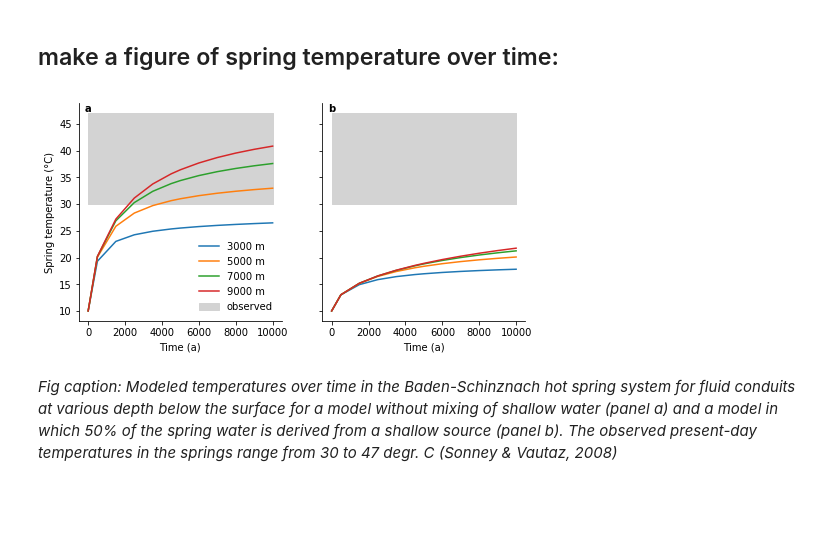
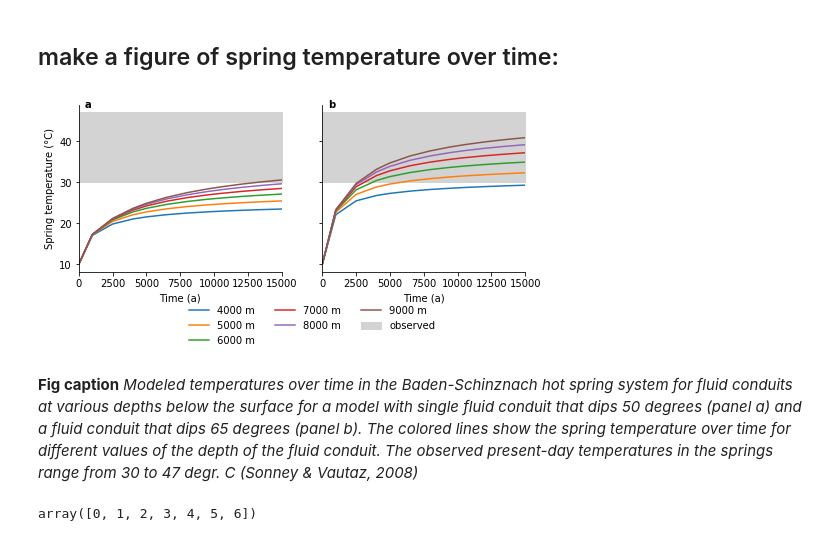
Before and after one commit to ElcoLuijendijk/beo, a Jupyter notebook: notebooks/figure_example_model_Baden.ipynb, the cells around one changed output. Saved outputs shown, nothing was run; the diff lists cells and outputs as text; code cells hidden in the pictures; blank space fills up the shorter version.

```diff
--- a/notebooks/figure_example_model_Baden.ipynb
+++ b/notebooks/figure_example_model_Baden.ipynb
@@ -12,8 +12,12 @@ import matplotlib.pyplot as pl
 # %% [markdown]
 ## Read model results:
 # %%
-fns = ['data/model_params_and_results_8_runs_baden_18-11-2018.csv',
-      'data/model_params_and_results_8_runs_baden_mixing_18-11-2018.csv']
+#fns = ['data/model_params_and_results_7_runs_baden_20-11-2018.csv',
+#      'data/model_params_and_results_7_runs_baden_mixing_20-11-2018.csv',
+#      'data/model_params_and_results_5_runs_baden_sens_20-11-2018.csv']
+
+fns = ['data/model_params_and_results_7_runs_baden_50degr_26-11-2018.csv',
+       'data/model_params_and_results_7_runs_baden_27-11-2018.csv']
 
 dfs = [pd.read_csv(fn) for fn in fns]
 # %% [markdown]
@@ -22,38 +26,52 @@ dfs = [pd.read_csv(fn) for fn in fns]
 degree_symbol = chr(176)
 
 fig, axs = pl.subplots(1, 2, figsize=(8, 4), sharey=True)
 
-xs = np.array([0, 10000])
 ys1 = np.array([30, 30])
 ys2 = np.array([47, 47])
 
-for i, df in enumerate(dfs):
+for i, df in enumerate(dfs[:2]):
+
+    xs = np.array([0, df['runtime_yr'].max()])
 
     axs[i].fill_between(xs, ys1, ys2, color='lightgrey', label='observed')
 
     model_runs = np.unique(df['model_run'])
 
-    for model_run in model_runs[1::2]:
+    for model_run in model_runs[1:]:
         ind = df['model_run'] == model_run
         fb = float(df.loc[ind, 'fault_bottoms'].values[0].strip('[').strip(']'))
         label = '%0.0f m' % -fb
         axs[i].plot(df.loc[ind, 'runtime_yr'], df.loc[ind, 'max_surface_temperature'], label=label)
 
+    axs[i].set_xlim(0, df['runtime_yr'].max())
+
+#for ax in axs:
+#    ax.set_xlim(0, 10000)
+
 axs[0].set_ylabel('Spring temperature (%sC)' % degree_symbol)
 for ax in axs:
     ax.set_xlabel('Time (a)')
 
-axs[0].legend(loc='lower right', frameon=False)
+axs[1].legend(loc='upper left', frameon=False, ncol=3, bbox_to_anchor=(-0.7, -0.15))
+
 
 for i, panel in enumerate(axs):
     panel.spines['top'].set_visible(False)
     panel.spines['right'].set_visible(False)
-    panel.text(0.03, 1.0, string.ascii_lowercase[i],
+    panel.text(0.03, 1.03, string.ascii_lowercase[i],
             weight='bold', transform=panel.transAxes,
                ha='left', va='top', fontsize='medium')
 
+fig.subplots_adjust(bottom=0.3)
+#fig.tight_layout()
+
 fig.savefig('fig/modeled_T_Baden.pdf')
 # %% [output]
-[figure, old version]
+[figure, new version]
 # %% [markdown]
-*Fig caption: Modeled temperatures over time in the Baden-Schinznach hot spring system for fluid conduits at various depth below the surface for a model without mixing of shallow water (panel a) and a model in which 50% of the spring water is derived from a shallow source (panel b). The observed present-day temperatures in the springs range from 30 to 47 degr. C (Sonney & Vautaz, 2008)*
+**Fig caption** *Modeled temperatures over time in the Baden-Schinznach hot spring system for fluid conduits at various depths below the surface for a model with single fluid conduit that dips 50 degrees (panel a) and a fluid conduit that dips 65 degrees (panel b). The colored lines show the spring temperature over time for different values of the depth of the fluid conduit. The observed present-day temperatures in the springs range from 30 to 47 degr. C (Sonney & Vautaz, 2008)*
+# %%
+model_runs
+# %% [output]
+array([0, 1, 2, 3, 4, 5, 6])
```
Also changed, not shown: 7 other files.
